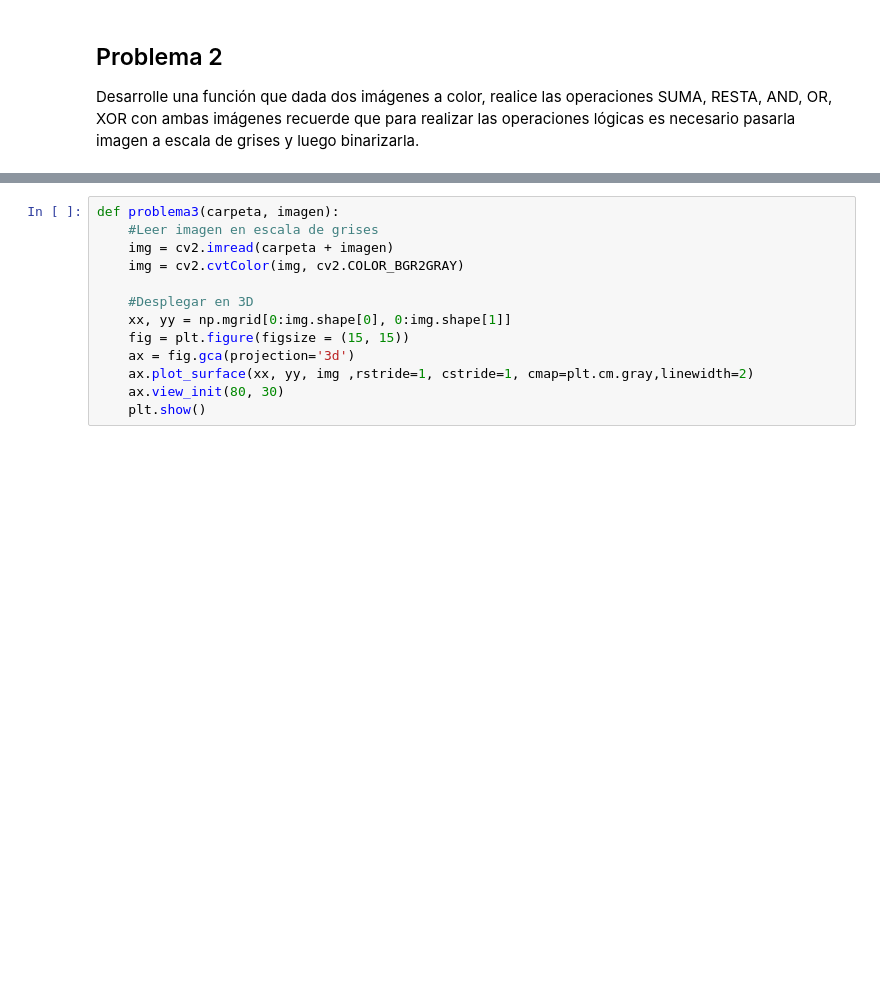
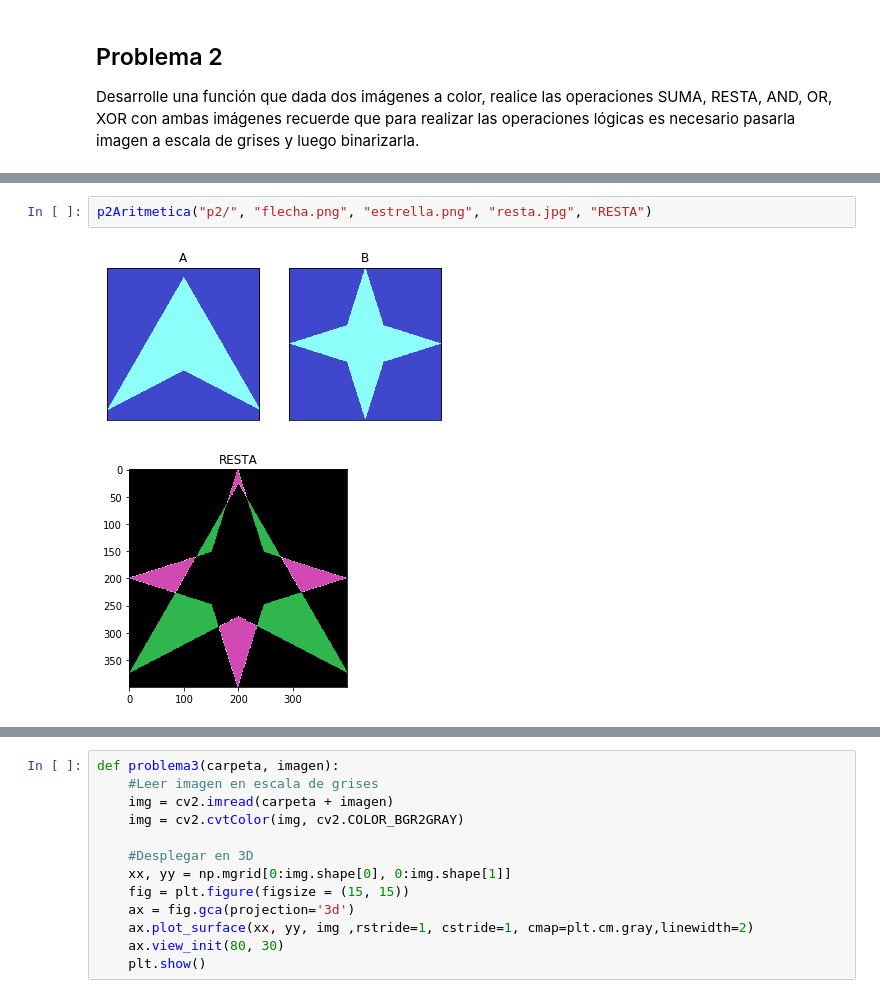
Before and after one commit to yaxha/mds-text-image-recognition, a Jupyter notebook: Lab2/lab2-binarizacion.ipynb, the cells around one changed output, grey strips where cells are left out. Drawn from its saved outputs; the diff is of its cells as text; blank space fills up the shorter version.

```diff
--- a/Lab2/lab2-binarizacion.ipynb
+++ b/Lab2/lab2-binarizacion.ipynb
@@ -42 +80,6 @@ plt.subplot(1,2,i+1), plt.imshow(images[i],'gray')
+# %%
+p2Aritmetica("p2/", "flecha.png", "estrella.png", "resta.jpg", "RESTA")
+# %% [output]
+[figure, added]
+[figure, added]
 # %%
```
Also changed, not shown: parts of 20 cells of this notebook, 7 other files.
